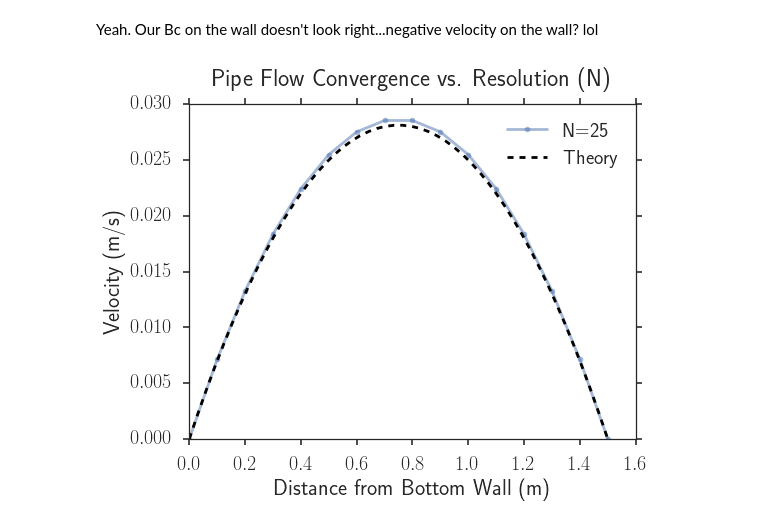
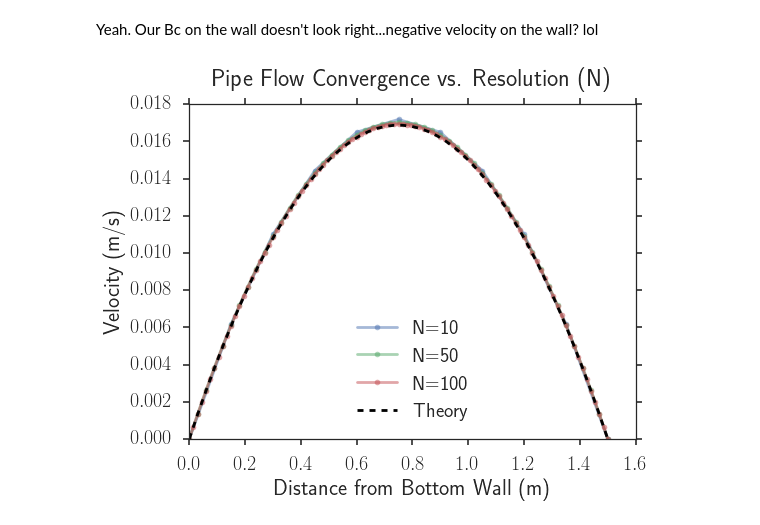
Before and after one commit to latticeboltzmann/2d-lb, a Jupyter notebook: docs/opencl_dimensionless_verification.ipynb, the cells around one changed output. Drawn from its saved outputs; the diff is of its cells as text; code cells hidden in the pictures.

Commit message:
Looks good! Implemented mean error vs. resolution.

```diff
--- a/docs/opencl_dimensionless_verification.ipynb
+++ b/docs/opencl_dimensionless_verification.ipynb
@@ -21,12 +21,12 @@ D = 1.5 # meter
 rho = 10. # kg/m^3
 nu = 5. # Viscosity, m^2/s
 
-pressure_grad = -5 # Pa/m
+pressure_grad = -3 # Pa/m
 
 pipe_length = 2*D # meter
 
 sim0 = lb_cl.Pipe_Flow(diameter=D, rho=rho, viscosity=nu, pressure_grad=pressure_grad, pipe_length=pipe_length,
-                       N=15, time_prefactor=1.,
+                       N=10, time_prefactor=1.,
                        two_d_local_size = (32, 32), three_d_local_size = (32, 32, 1))
 # %% [output]
 Characteristic L: 1.5
@@ -51,7 +51,7 @@ D = 1.5 # meter
 rho = 10. # kg/m^3
 nu = 5. # Viscosity, m^2/s
 
-pressure_grad = -10 # Pa/m
+pressure_grad = -3 # Pa/m
 
 pipe_length = 2*D # meter
 
@@ -78,13 +78,13 @@ This context is associated with  1 devices
 inlet rho: 1.002424
 outlet rho: 1.0
 # %%
-D = 1. # meter
-rho = 1. # kg/m^3
-nu = 1. # Viscosity, m^2/s
+D = 1.5 # meter
+rho = 10. # kg/m^3
+nu = 5. # Viscosity, m^2/s
 
-pressure_grad = -10 # Pa/m
+pressure_grad = -3 # Pa/m
 
-pipe_length = 3*D # meter
+pipe_length = 2*D # meter
 
 sim2 = lb_cl.Pipe_Flow(diameter=D, rho=rho, viscosity=nu, pressure_grad=pressure_grad, pipe_length=pipe_length,
                        N=100, time_prefactor=1,
@@ -196,41 +195,43 @@ We now compare our simulations with theory.
 Yeah. Our Bc on the wall doesn't look right...negative velocity on the wall? lol
 # %%
 fields0 = sim0.get_physical_fields()
-#fields1 = sim1.get_physical_fields()
-# fields2 = sim2.get_physical_fields()
+fields1 = sim1.get_physical_fields()
+fields2 = sim2.get_physical_fields()
 
 x_values = np.arange(fields0['u'].T.shape[0])*sim0.delta_x*sim0.L
 # Get the mean velocity in the x direction
 mean_u = fields0['u'].T.mean(axis=1)
-plt.plot(x_values, mean_u, label='N=25', ls='-', marker='.', alpha=0.5)
+plt.plot(x_values, mean_u, label='N=10', ls='-', marker='.', alpha=0.5)
 
 
-# x_values = np.arange(fields1['u'].T.shape[0])*sim1.delta_x*sim1.L
-# # Get the mean velocity in the x direction
-# mean_u = fields1['u'].T.mean(axis=1)
-# plt.plot(x_values, mean_u, label='N=50', ls='-', marker='.', alpha=0.5)
+x_values = np.arange(fields1['u'].T.shape[0])*sim1.delta_x*sim1.L
+# Get the mean velocity in the x direction
+mean_u = fields1['u'].T.mean(axis=1)
+plt.plot(x_values, mean_u, label='N=50', ls='-', marker='.', alpha=0.5)
 
-# x_values = np.arange(fields2['u'].T.shape[0])*sim2.delta_x*sim2.L
-# mean_u = fields2['u'].T.mean(axis=1)
-# plt.plot(x_values, mean_u, label='N=150', ls='-', marker='.', alpha=0.5)
+x_values = np.arange(fields2['u'].T.shape[0])*sim2.delta_x*sim2.L
+mean_u = fields2['u'].T.mean(axis=1)
+plt.plot(x_values, mean_u, label='N=100', ls='-', marker='.', alpha=0.5)
 
 prefactor = (1./(2*rho*nu))*pressure_grad
 y = np.linspace(0, D)
 
 predicted = prefactor*y*(y-D)
 # Convert non-dim predicted
 
 plt.plot(y, predicted, label='Theory', color='Black', ls='--')
 
 plt.xlabel('Distance from Bottom Wall (m)')
 plt.ylabel('Velocity (m/s)')
 
 plt.title('Pipe Flow Convergence vs. Resolution (N)', y=1.04)
 
 plt.legend(loc='best')
 
 plt.gcf().set_size_inches(8, 6)
 
-plt.savefig('resolution_convergence_nonscaled.png', dpi=200, bbox_inches='tight')
+#plt.ylim(0, .06)
+
+plt.savefig('resolution_convergence.png', dpi=200, bbox_inches='tight')
 # %% [output]
-[figure, old version]
+[figure, new version]
```
Also changed, not shown: parts of 23 cells of this notebook.
